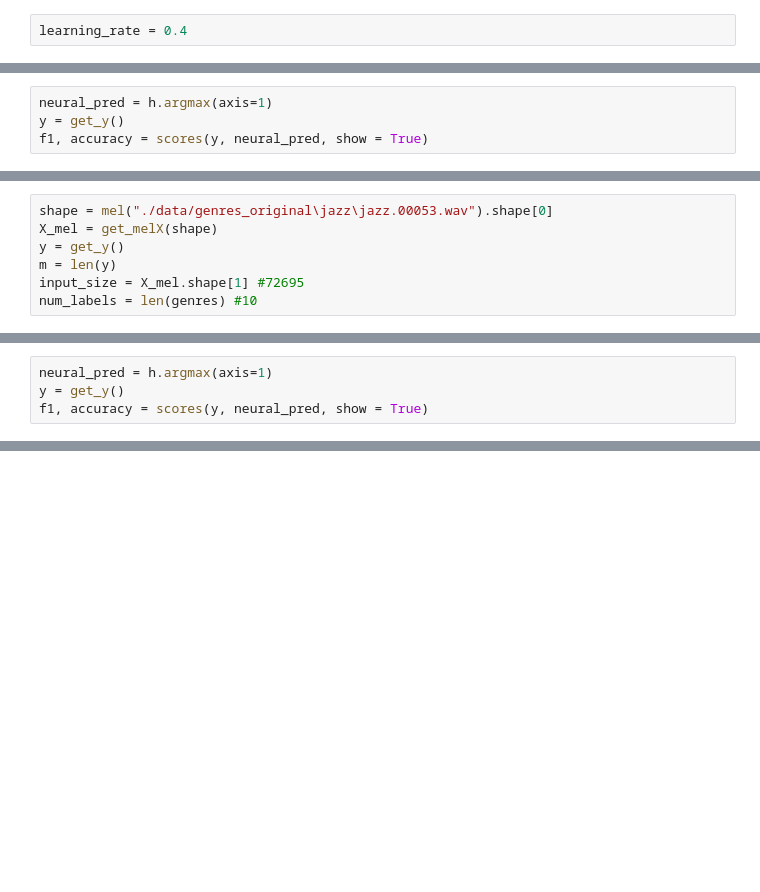
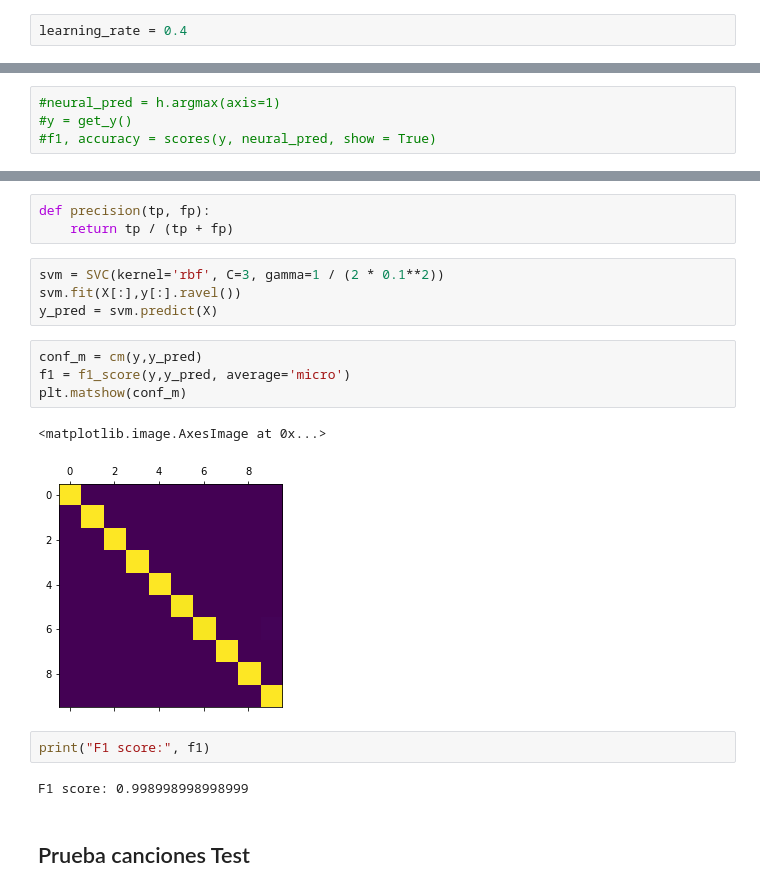
Before and after one commit to GuillermoOvejeroSanchez/Music_Genre_Classifier, a Jupyter notebook: Music Genre Classifier - Spectrogram.ipynb, the cells around one changed output, grey strips where cells are left out. Saved outputs shown, nothing was run; the diff lists cells and outputs as text; blank space fills up the shorter version.

```diff
--- a/Music Genre Classifier - Spectrogram.ipynb
+++ b/Music Genre Classifier - Spectrogram.ipynb
@@ -298,4 +296,4 @@ accuracy: 0.1001001001001001
 # %%
-neural_pred = h.argmax(axis=1)
-y = get_y()
-f1, accuracy = scores(y, neural_pred, show = True)
+#neural_pred = h.argmax(axis=1)
+#y = get_y()
+#f1, accuracy = scores(y, neural_pred, show = True)
@@ -308,7 +299,0 @@ Con Array Mel
-# %%
-shape = mel("./data/genres_original\jazz\jazz.00053.wav").shape[0]
-X_mel = get_melX(shape)
-y = get_y()
-m = len(y)
-input_size = X_mel.shape[1] #72695
-num_labels = len(genres) #10
@@ -317,4 +299,0 @@ f1, accuracy, a1, z2, a2, z3, h = train_nn(X_mel, y, input_size, num_labels, hid
-# %%
-neural_pred = h.argmax(axis=1)
-y = get_y()
-f1, accuracy = scores(y, neural_pred, show = True)
@@ -320,0 +309,20 @@ f1, accuracy = scores(y, neural_pred, show = True)
+# %%
+def precision(tp, fp):
+    return tp / (tp + fp)
+# %%
+svm = SVC(kernel='rbf', C=3, gamma=1 / (2 * 0.1**2))
+svm.fit(X[:],y[:].ravel())
+y_pred = svm.predict(X)
+# %%
+conf_m = cm(y,y_pred)
+f1 = f1_score(y,y_pred, average='micro')
+plt.matshow(conf_m)
+# %% [output]
+<matplotlib.image.AxesImage at 0x...>
+[figure, added]
+# %%
+print("F1 score:", f1)
+# %% [output]
+F1 score: 0.998998998998999
+# %% [markdown]
+## Prueba canciones Test
```
Also changed, not shown: parts of 23 cells of this notebook, 12 other files.
